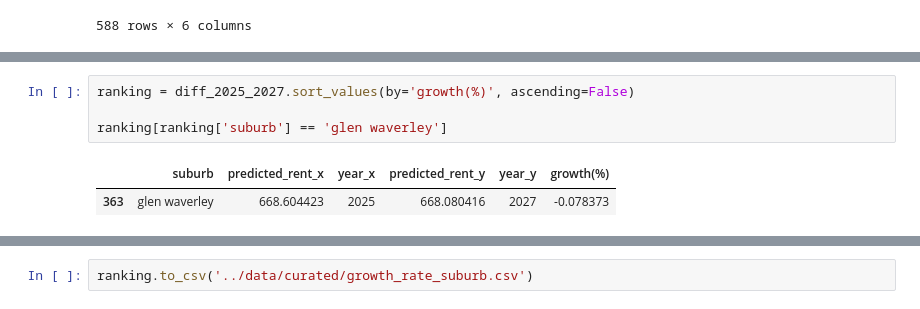
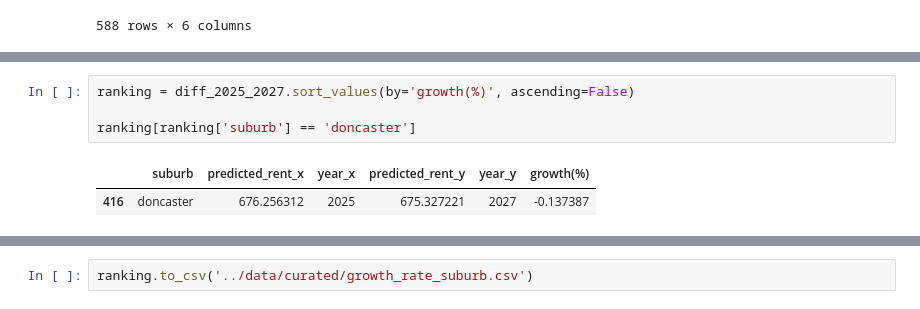
Before and after one commit to MAST30034-AppliedDataScience/project-2-group-real-estate-industry-project-32, a Jupyter notebook: notebooks/forcastReal.ipynb, the cells around one changed output, grey strips where cells are left out. Cells and saved outputs as stored; diff of their text form.

```diff
--- a/notebooks/forcastReal.ipynb
+++ b/notebooks/forcastReal.ipynb
@@ -725,8 +724,8 @@ diff_2025_2027
 # %%
 ranking = diff_2025_2027.sort_values(by='growth(%)', ascending=False)
 
-ranking[ranking['suburb'] == 'glen waverley']
+ranking[ranking['suburb'] == 'doncaster']
 # %% [output]
 |  | suburb | predicted_rent_x | year_x | predicted_rent_y | year_y | growth(%) |
-| 363 | glen waverley | 668.604423 | 2025 | 668.080416 | 2027 | -0.078373 |
+| 416 | doncaster | 676.256312 | 2025 | 675.327221 | 2027 | -0.137387 |
 # %%
```
Also changed, not shown: parts of 14 cells of this notebook.
